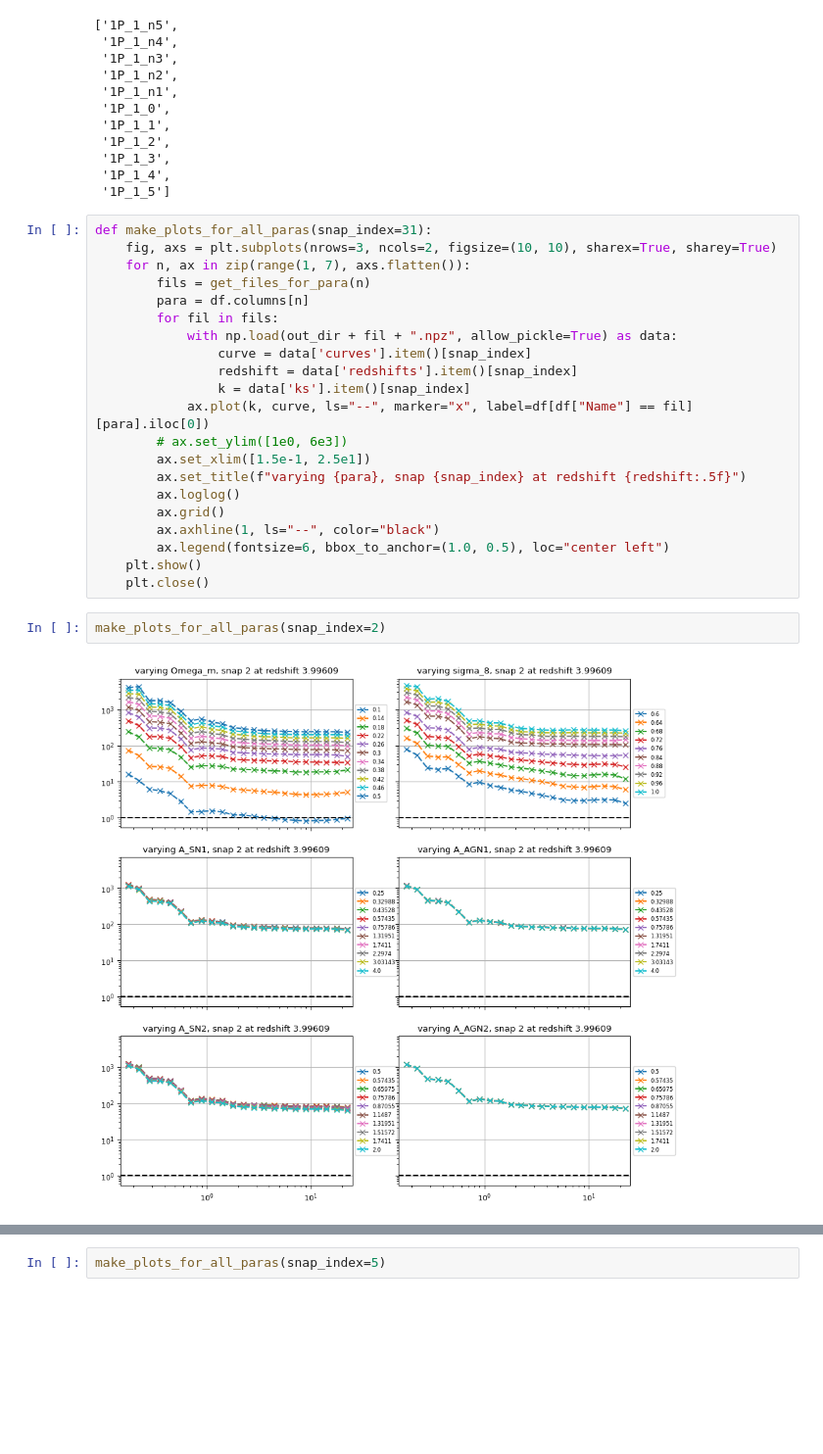
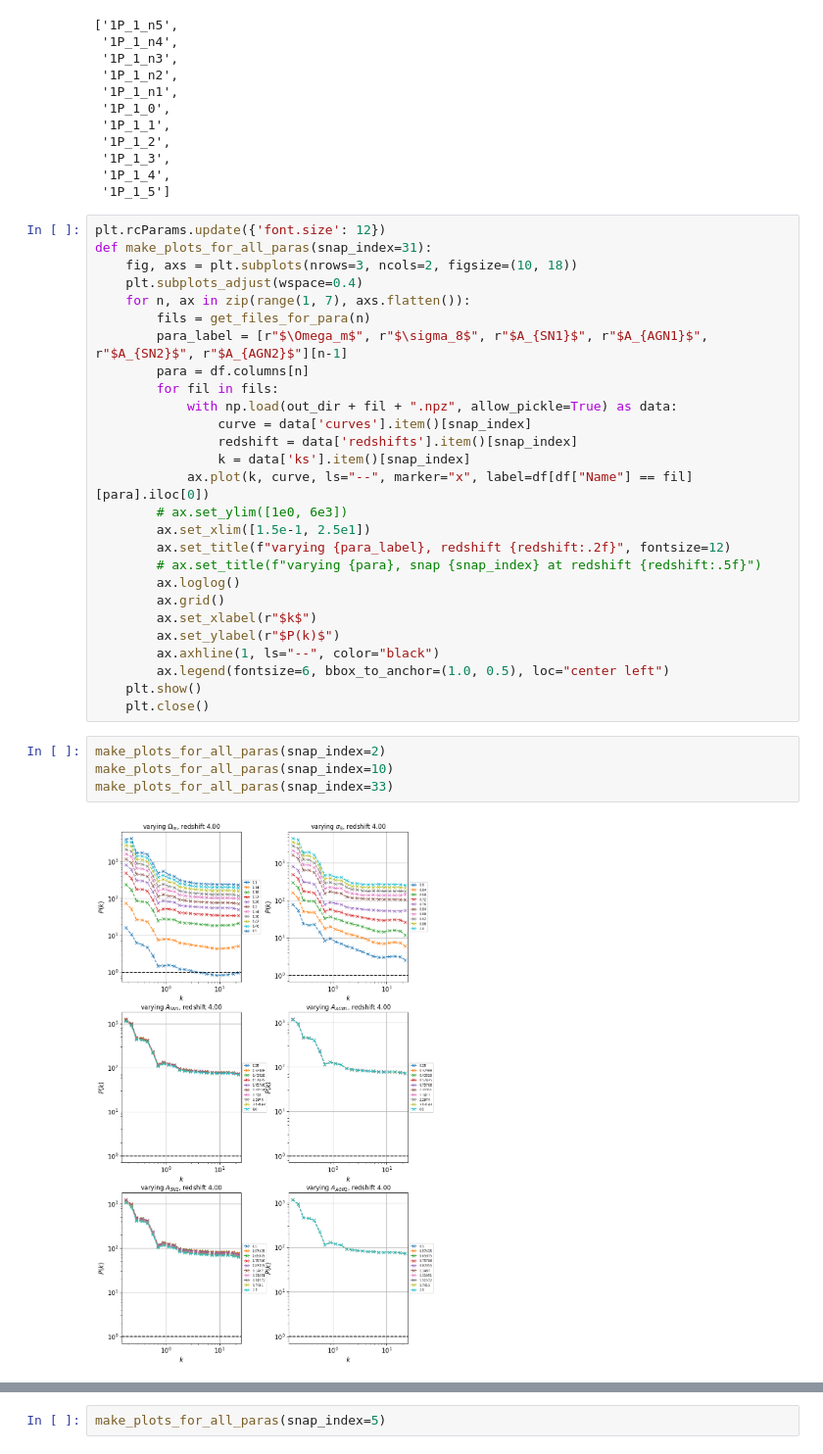
Before and after one commit to shubhagrawal30/CosmoIM, a Jupyter notebook: notebooks/1P_plots.ipynb, the cells around one changed output, grey strips where cells are left out. Shown at 98% size. Saved outputs shown, nothing was run; the diff lists cells and outputs as text; blank space fills up the shorter version.

Commit message:
models and plots
Former-commit-id: 1c92500960fae8795394a62041564260242c4052
Former-commit-id: 7d687ace32eeac7fe146c318b3e8ab868de8063b

```diff
--- a/notebooks/1P_plots.ipynb
+++ b/notebooks/1P_plots.ipynb
@@ -52,10 +52,13 @@ get_files_for_para(1)
  '1P_1_4',
  '1P_1_5']
 # %%
+plt.rcParams.update({'font.size': 12})
 def make_plots_for_all_paras(snap_index=31):
-    fig, axs = plt.subplots(nrows=3, ncols=2, figsize=(10, 10), sharex=True, sharey=True)
+    fig, axs = plt.subplots(nrows=3, ncols=2, figsize=(10, 18))
+    plt.subplots_adjust(wspace=0.4)
     for n, ax in zip(range(1, 7), axs.flatten()):
         fils = get_files_for_para(n)
+        para_label = [r"$\Omega_m$", r"$\sigma_8$", r"$A_{SN1}$", r"$A_{AGN1}$", r"$A_{SN2}$", r"$A_{AGN2}$"][n-1]
         para = df.columns[n]
         for fil in fils:
             with np.load(out_dir + fil + ".npz", allow_pickle=True) as data:
@@ -65,14 +68,19 @@ def make_plots_for_all_paras(snap_index=31):
             ax.plot(k, curve, ls="--", marker="x", label=df[df["Name"] == fil][para].iloc[0])
         # ax.set_ylim([1e0, 6e3])
         ax.set_xlim([1.5e-1, 2.5e1])
-        ax.set_title(f"varying {para}, snap {snap_index} at redshift {redshift:.5f}")
+        ax.set_title(f"varying {para_label}, redshift {redshift:.2f}", fontsize=12)
+        # ax.set_title(f"varying {para}, snap {snap_index} at redshift {redshift:.5f}")
         ax.loglog()
         ax.grid()
+        ax.set_xlabel(r"$k$")
+        ax.set_ylabel(r"$P(k)$")
         ax.axhline(1, ls="--", color="black")
         ax.legend(fontsize=6, bbox_to_anchor=(1.0, 0.5), loc="center left")
     plt.show()
     plt.close()
 # %%
 make_plots_for_all_paras(snap_index=2)
+make_plots_for_all_paras(snap_index=10)
+make_plots_for_all_paras(snap_index=33)
 # %% [output]
-[figure, old version]
+[figure, new version]
```
Also changed, not shown: parts of 1 cell of this notebook, 40 other files.
